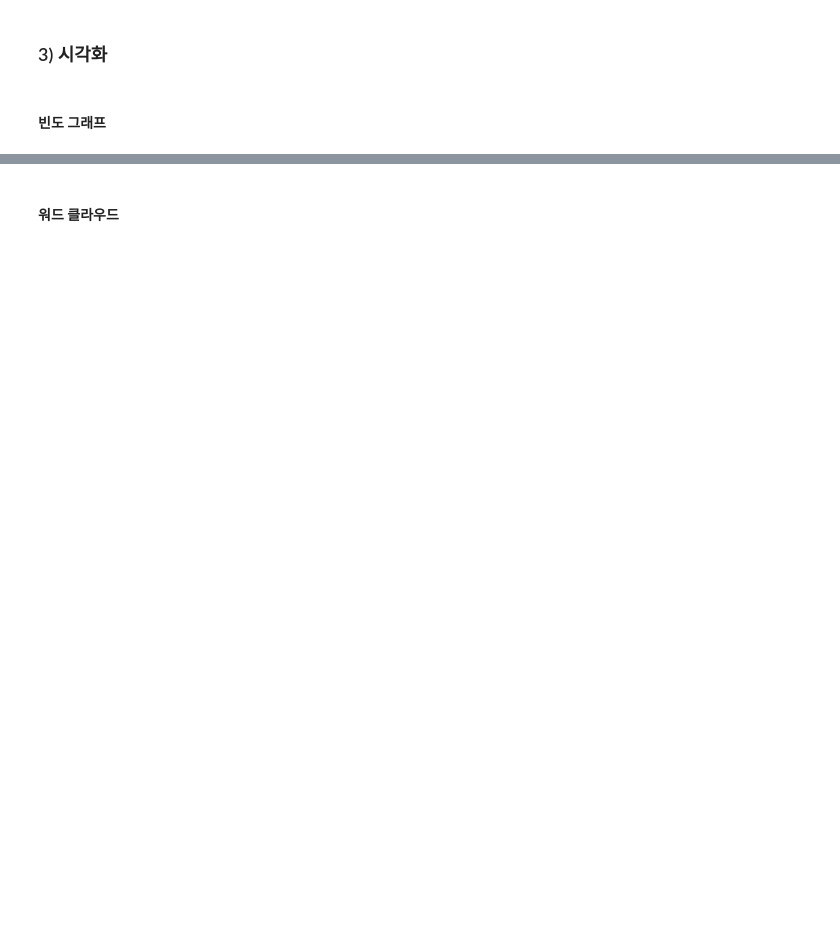
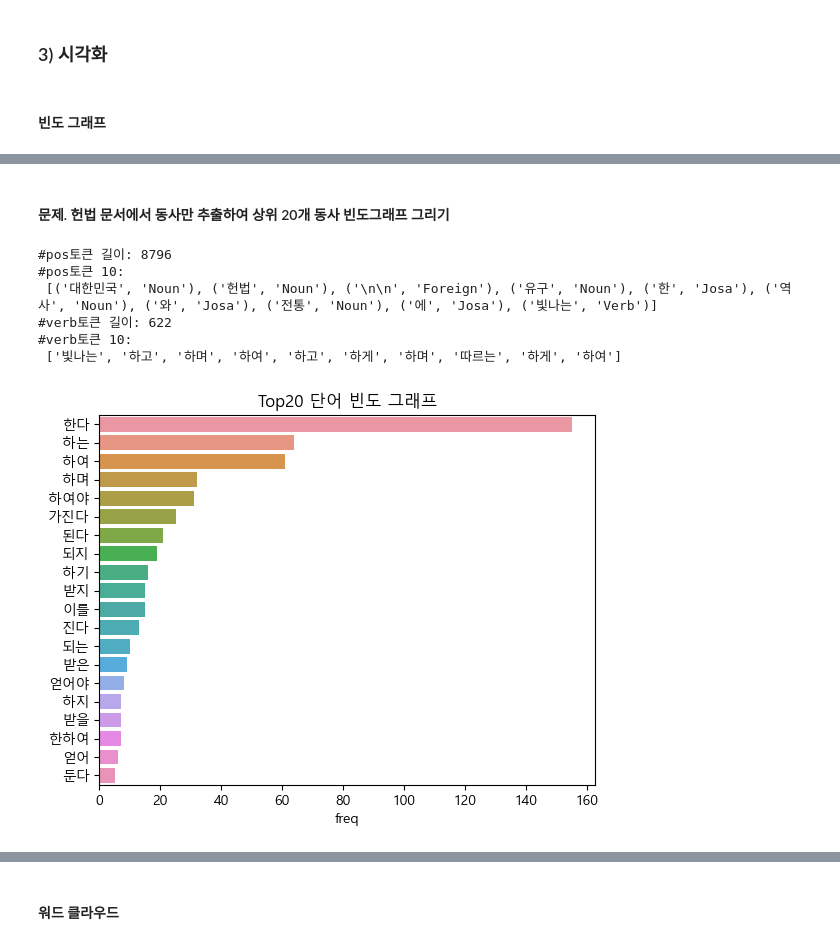
Before and after one commit to rlfgus0821/-HTML-, a Jupyter notebook: 08_text preprocessing/NLP_04_텍스트전처리와시각화01.ipynb, the cells around one changed output, grey strips where cells are left out. Saved outputs shown, nothing was run; the diff lists cells and outputs as text; code cells hidden in the pictures; blank space fills up the shorter version.

```diff
--- a/08_text preprocessing/NLP_04_텍스트전처리와시각화01.ipynb
+++ b/08_text preprocessing/NLP_04_텍스트전처리와시각화01.ipynb
@@ -330,0 +325,4 @@ plt.show()
+# %%
+const_doc = kolaw.open('constitution.txt').read()
+print(f'#문서 길이:',len(const_doc))
+print(const_doc[:600])
@@ -340,0 +429,31 @@ plt.show()
+# %% [markdown]
+#### 문제. 헌법 문서에서 동사만 추출하여 상위 20개 동사 빈도그래프 그리기
+# %%
+# 품사 구분 짓기
+tokens_pos = okt.pos(const_doc)
+print(f'#pos토큰 길이:',len(tokens_pos))
+print(f'#pos토큰 10:\n',tokens_pos[:10])
+
+# Verb만 추출
+tokens_pos_list = [token[0] for token in tokens_pos if token[1] == 'Verb' ]
+tokens_pos_list_2 = [token for token in tokens_pos_list if len(token)>1 ]
+print(f'#verb토큰 길이:',len(tokens_pos_list_2))
+print(f'#verb토큰 10:\n',tokens_pos_list_2[:10])
+
+# 빈도수 계산
+pos_cnt = Counter(tokens_pos_list_2)
+
+# 빈도수 높은 순으로 정렬 후 데이터 프레임
+df_pos_cnt = pd.DataFrame(pd.Series(pos_cnt), columns=['freq'])
+df_pos_cnt_sorted = df_pos_cnt.sort_values('freq',ascending=False)
+
+# 시각화
+top_word_barplot(df_pos_cnt_sorted, 20)
+# %% [output]
+#pos토큰 길이: 8796
+#pos토큰 10:
+ [('대한민국', 'Noun'), ('헌법', 'Noun'), ('\n\n', 'Foreign'), ('유구', 'Noun'), ('한', 'Josa'), ('역사', 'Noun'), ('와', 'Josa'), ('전통', 'Noun'), ('에', 'Josa'), ('빛나는', 'Verb')]
+#verb토큰 길이: 622
+#verb토큰 10:
+ ['빛나는', '하고', '하며', '하여', '하고', '하게', '하며', '따르는', '하게', '하여']
+[figure, added]
```
Also changed, not shown: parts of 24 cells of this notebook, 3 other files.
